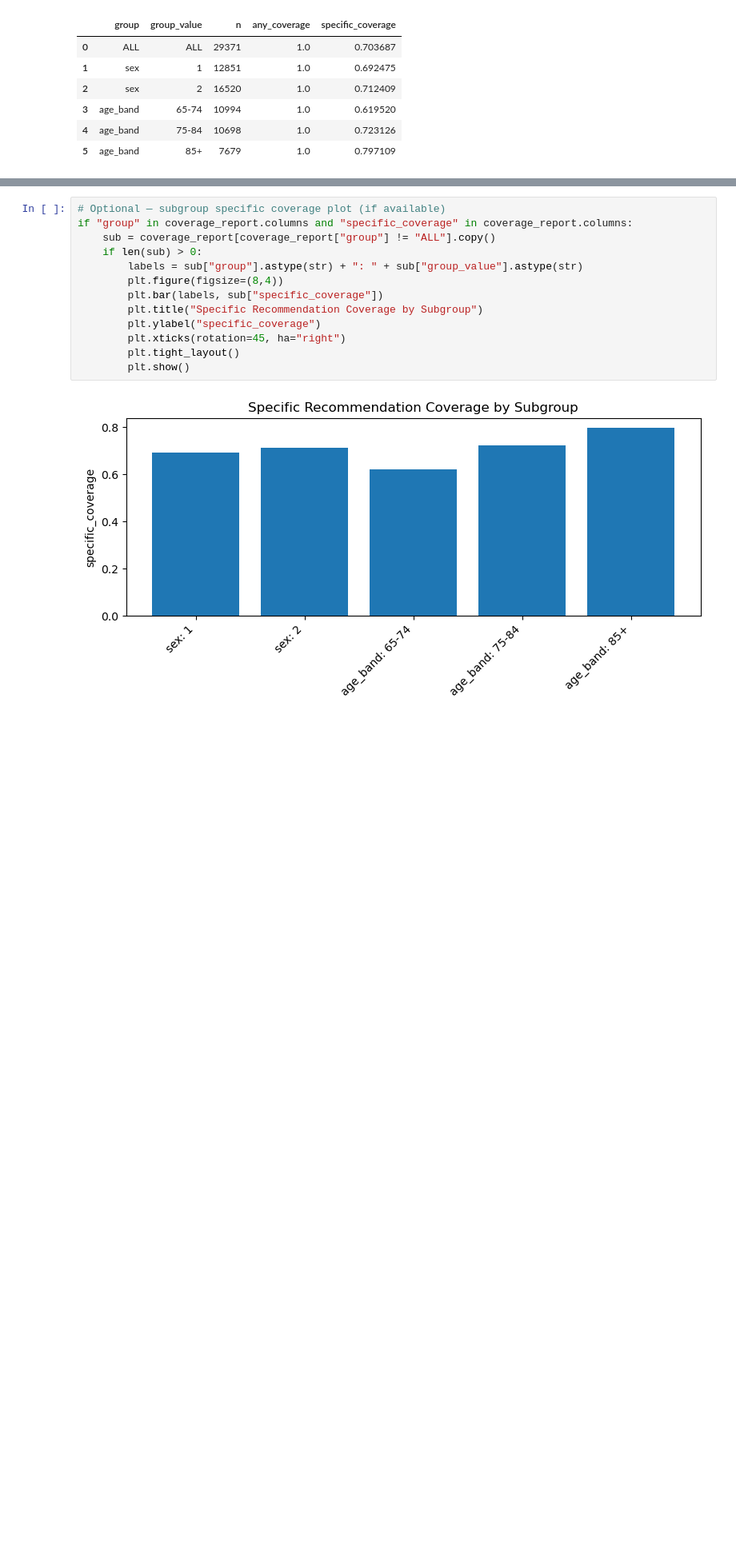
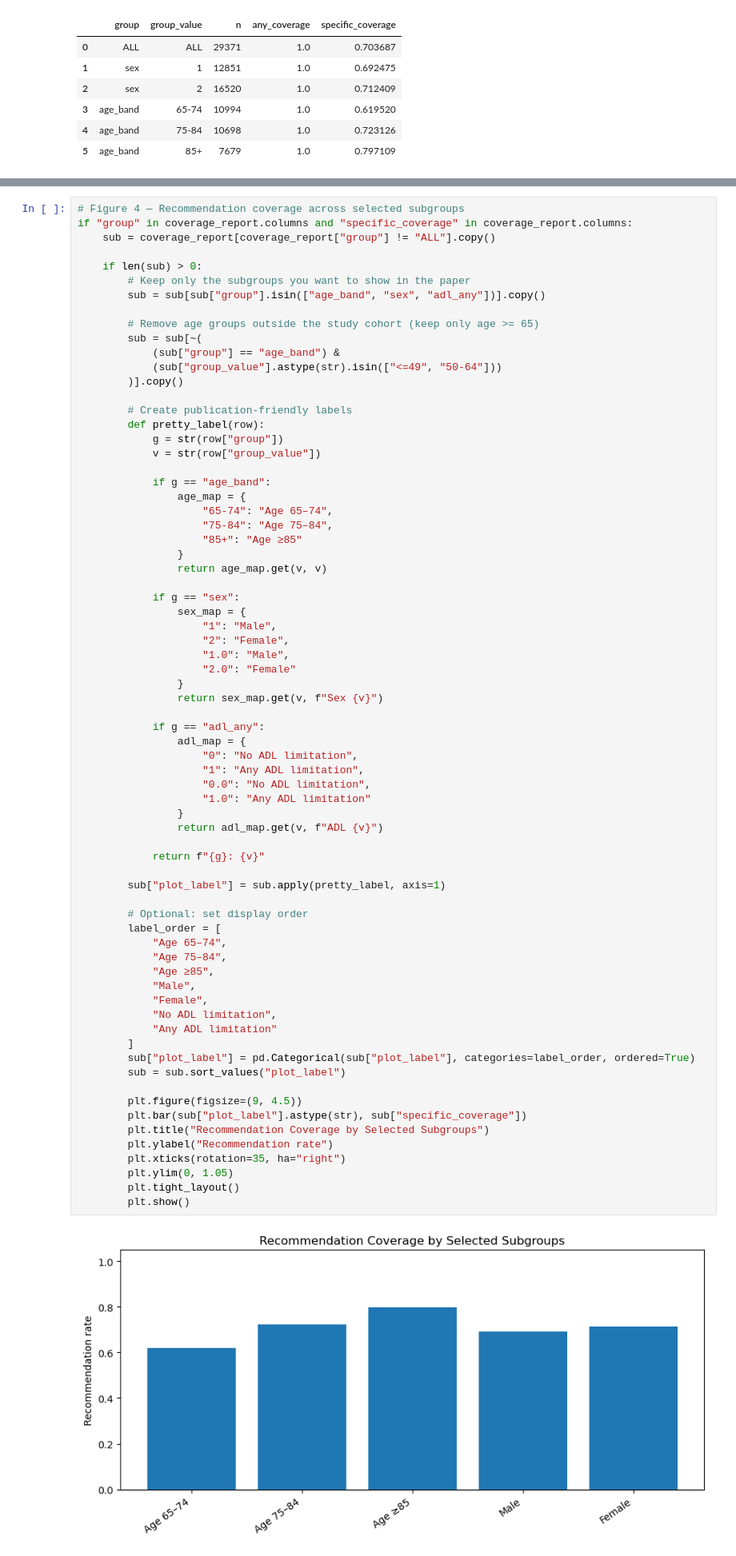
Before and after one commit to ugoyj/BMI5111_Capstone_YuJun, a Jupyter notebook: notebooks/02_feature_engineering_recommendation.ipynb, the cells around one changed output, grey strips where cells are left out. Shown at 80% size. Saved outputs shown, nothing was run; the diff lists cells and outputs as text; blank space fills up the shorter version.

```diff
--- a/notebooks/02_feature_engineering_recommendation.ipynb
+++ b/notebooks/02_feature_engineering_recommendation.ipynb
@@ -582,18 +642,76 @@ Overall coverage (specific / intervention_exposed): 0.704
 # %%
-# Optional — subgroup specific coverage plot (if available)
+# Figure 4 — Recommendation coverage across selected subgroups
 if "group" in coverage_report.columns and "specific_coverage" in coverage_report.columns:
     sub = coverage_report[coverage_report["group"] != "ALL"].copy()
+
     if len(sub) > 0:
-        labels = sub["group"].astype(str) + ": " + sub["group_value"].astype(str)
-        plt.figure(figsize=(8,4))
-        plt.bar(labels, sub["specific_coverage"])
-        plt.title("Specific Recommendation Coverage by Subgroup")
-        plt.ylabel("specific_coverage")
-        plt.xticks(rotation=45, ha="right")
+        # Keep only the subgroups you want to show in the paper
+        sub = sub[sub["group"].isin(["age_band", "sex", "adl_any"])].copy()
+
+        # Remove age groups outside the study cohort (keep only age >= 65)
+        sub = sub[~(
+            (sub["group"] == "age_band") &
+            (sub["group_value"].astype(str).isin(["<=49", "50-64"]))
+        )].copy()
+
+        # Create publication-friendly labels
+        def pretty_label(row):
+            g = str(row["group"])
+            v = str(row["group_value"])
+
+            if g == "age_band":
+                age_map = {
+                    "65-74": "Age 65–74",
+                    "75-84": "Age 75–84",
+                    "85+": "Age ≥85"
+                }
+                return age_map.get(v, v)
+
+            if g == "sex":
+                sex_map = {
+                    "1": "Male",
+                    "2": "Female",
+                    "1.0": "Male",
+                    "2.0": "Female"
+                }
+                return sex_map.get(v, f"Sex {v}")
+
+            if g == "adl_any":
+                adl_map = {
+                    "0": "No ADL limitation",
+                    "1": "Any ADL limitation",
+                    "0.0": "No ADL limitation",
+                    "1.0": "Any ADL limitation"
+                }
+                return adl_map.get(v, f"ADL {v}")
+
+            return f"{g}: {v}"
+
+        sub["plot_label"] = sub.apply(pretty_label, axis=1)
+
+        # Optional: set display order
+        label_order = [
+            "Age 65–74",
+            "Age 75–84",
+            "Age ≥85",
+            "Male",
+            "Female",
+            "No ADL limitation",
+            "Any ADL limitation"
+        ]
+        sub["plot_label"] = pd.Categorical(sub["plot_label"], categories=label_order, ordered=True)
+        sub = sub.sort_values("plot_label")
+
+        plt.figure(figsize=(9, 4.5))
+        plt.bar(sub["plot_label"].astype(str), sub["specific_coverage"])
+        plt.title("Recommendation Coverage by Selected Subgroups")
+        plt.ylabel("Recommendation rate")
+        plt.xticks(rotation=35, ha="right")
+        plt.ylim(0, 1.05)
         plt.tight_layout()
         plt.show()
 # %% [output]
-[figure, old version]
+[figure, new version]
 # %% [markdown]
 ## 7) Save outputs
 
```
Also changed, not shown: parts of 2 cells of this notebook, 16 other files.
